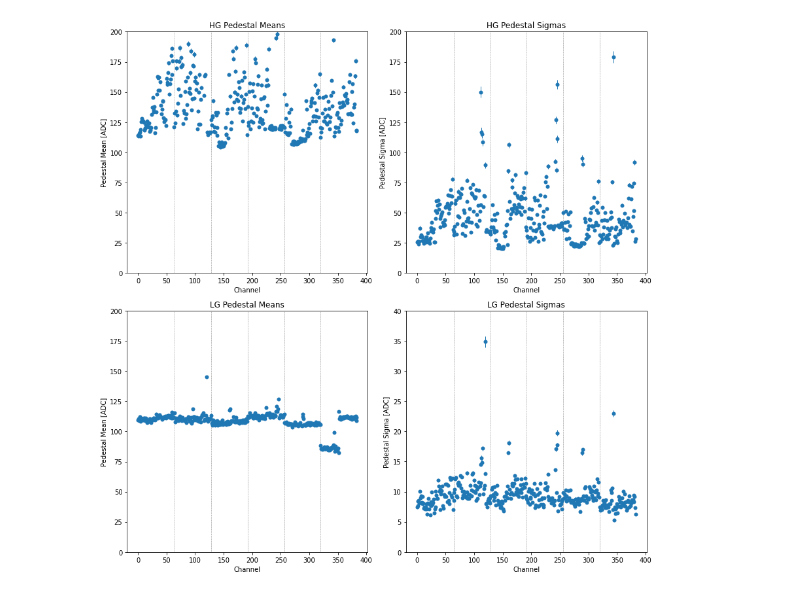
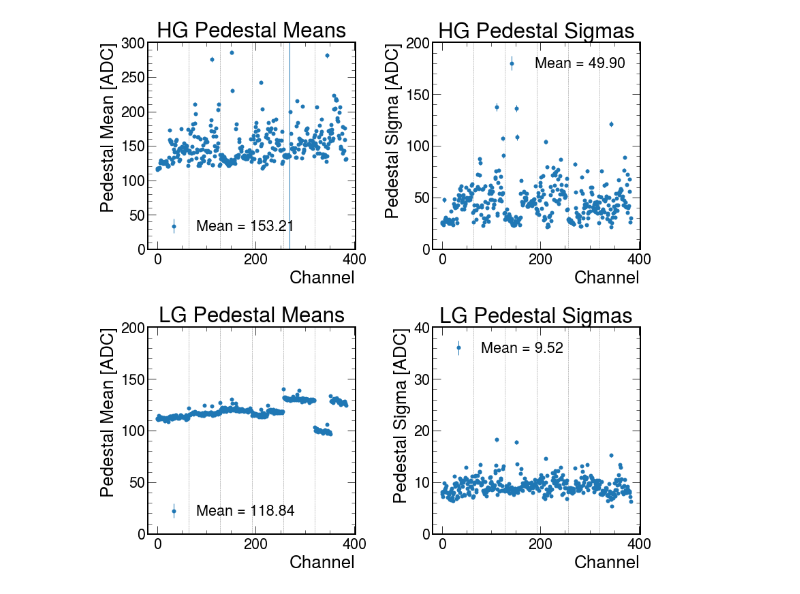
Before and after one commit to SeanBP/genIII_prototype_analysis, a Jupyter notebook: Pedestal_Analysis.ipynb, the cells around one changed output. Drawn from its saved outputs; the diff is of its cells as text; code cells hidden in the pictures.

Commit message:
Updated for jlab data

```diff
--- a/Pedestal_Analysis.ipynb
+++ b/Pedestal_Analysis.ipynb
@@ -8,7 +8,7 @@ from iminuit import Minuit
 from iminuit.cost import LeastSquares
 import pickle
 # %%
-with open('../../genIII_data/JLab/Ptrg/1-63-60-Ptrg.txt') as f:
+with open('../../genIII_data/JLab/Ptrg/Ptrg1_list.txt') as f:
     lines = f.read().split('\n')
 tags = None
 IDs=[]
@@ -149,41 +149,57 @@ for i in range(6):
 # %%
+configure_plotting()
 fig, axs = plt.subplots(2, 2, figsize=(12, 12))  # Create 2x2 grid of subplots
 # Calculate max x-value based on the longest array
 max_len = max(len(HGPeds), len(HGPedStd), len(LGPeds), len(LGPedStd))
 
 # Add vertical lines at multiples of 64
 for ax in axs.flat:
     for x in range(64, max_len, 64):
         ax.axvline(x=x, color='gray', linestyle='--', linewidth=0.5)
-# Top left: HG Pedestal Means
-axs[0, 0].errorbar(x=range(len(HGPeds)), y=HGPeds, yerr=HGPedsErr, fmt='o', capsize=0, elinewidth=1, markeredgewidth=0)
-axs[0, 0].set_ylim(0, 200)
+mean_val = np.mean(HGPeds)
+axs[0, 0].errorbar(x=range(len(HGPeds)), y=HGPeds, yerr=HGPedsErr, fmt='o',
+                   capsize=0, elinewidth=1, markeredgewidth=0,
+                   label=f"Mean = {mean_val:.2f}")
+axs[0, 0].set_ylim(0, 300)
 axs[0, 0].set_title("HG Pedestal Means")
 axs[0, 0].set_xlabel("Channel")
 axs[0, 0].set_ylabel("Pedestal Mean [ADC]")
+axs[0, 0].legend()
 
 # Top right: HG Pedestal Sigmas
-axs[0, 1].errorbar(x=range(len(HGPedStd)), y=HGPedStd, yerr=HGPedStdErr, fmt='o', capsize=0, elinewidth=1, markeredgewidth=0)
+mean_val = np.mean(HGPedStd)
+axs[0, 1].errorbar(x=range(len(HGPedStd)), y=HGPedStd, yerr=HGPedStdErr, fmt='o',
+                   capsize=0, elinewidth=1, markeredgewidth=0,
+                   label=f"Mean = {mean_val:.2f}")
 axs[0, 1].set_ylim(0, 200)
 axs[0, 1].set_title("HG Pedestal Sigmas")
 axs[0, 1].set_xlabel("Channel")
 axs[0, 1].set_ylabel("Pedestal Sigma [ADC]")
+axs[0, 1].legend()
 
 # Bottom left: LG Pedestal Means
-axs[1, 0].errorbar(x=range(len(LGPeds)), y=LGPeds, yerr=LGPedsErr, fmt='o', capsize=0, elinewidth=1, markeredgewidth=0)
+mean_val = np.mean(LGPeds)
+axs[1, 0].errorbar(x=range(len(LGPeds)), y=LGPeds, yerr=LGPedsErr, fmt='o',
+                   capsize=0, elinewidth=1, markeredgewidth=0,
+                   label=f"Mean = {mean_val:.2f}")
 axs[1, 0].set_ylim(0, 200)
 axs[1, 0].set_title("LG Pedestal Means")
 axs[1, 0].set_xlabel("Channel")
 axs[1, 0].set_ylabel("Pedestal Mean [ADC]")
+axs[1, 0].legend()
 
 # Bottom right: LG Pedestal Sigmas
-axs[1, 1].errorbar(x=range(len(LGPedStd)), y=LGPedStd, yerr=LGPedStdErr, fmt='o', capsize=0, elinewidth=1, markeredgewidth=0)
+mean_val = np.mean(LGPedStd)
+axs[1, 1].errorbar(x=range(len(LGPedStd)), y=LGPedStd, yerr=LGPedStdErr, fmt='o',
+                   capsize=0, elinewidth=1, markeredgewidth=0,
+                   label=f"Mean = {mean_val:.2f}")
 axs[1, 1].set_ylim(0, 40)
 axs[1, 1].set_title("LG Pedestal Sigmas")
 axs[1, 1].set_xlabel("Channel")
 axs[1, 1].set_ylabel("Pedestal Sigma [ADC]")
+axs[1, 1].legend()
 
 plt.tight_layout()
 plt.show()
 # %% [output]
-[figure, old version]
+[figure, new version]
```
Also changed, not shown: parts of 4 cells of this notebook, 4 other files.
